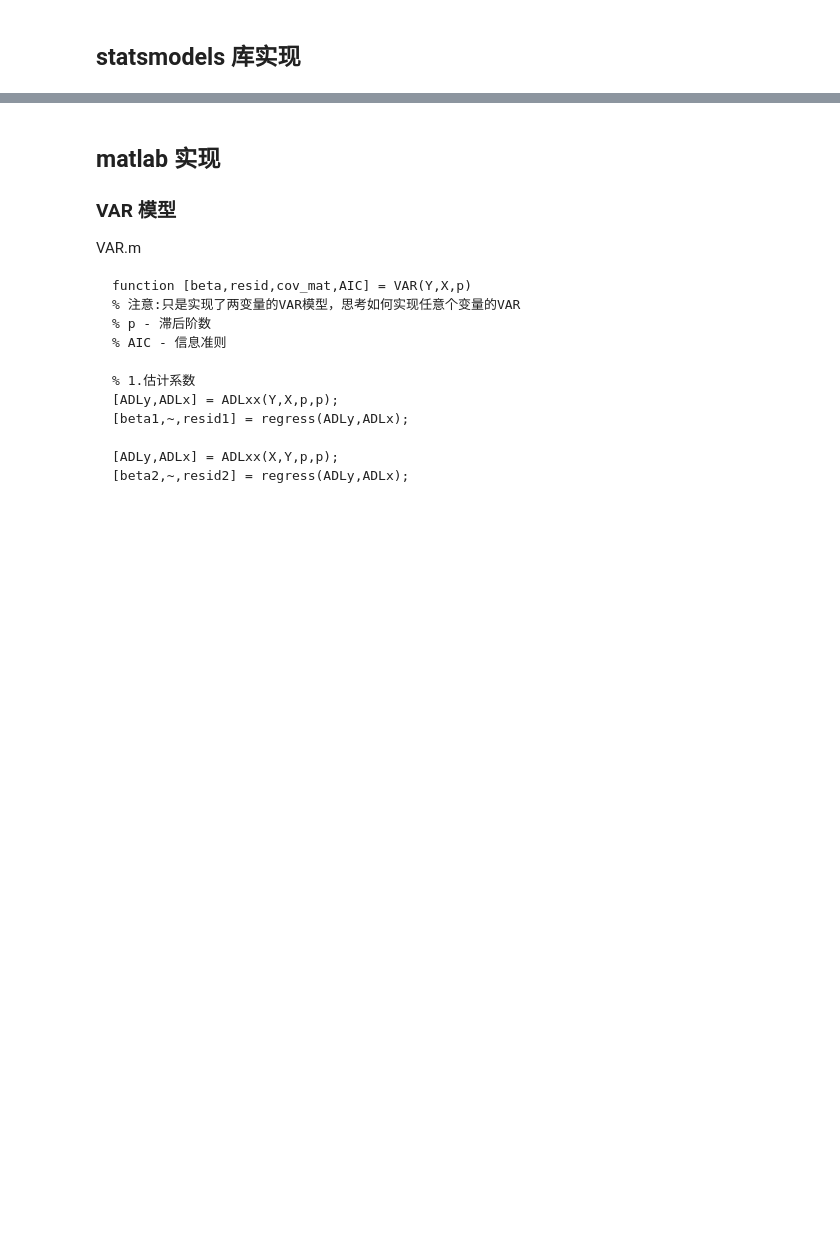
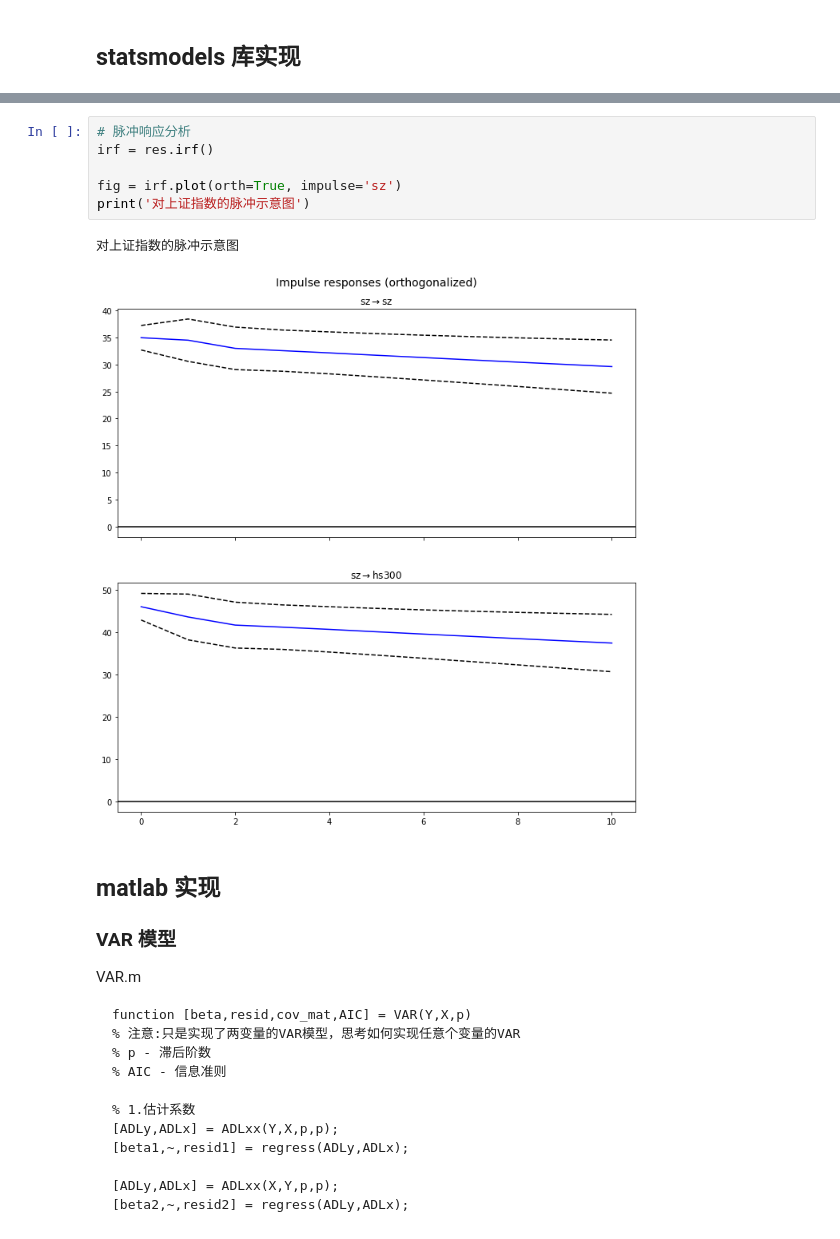
Before and after one commit to lei940324/econometrics, a Jupyter notebook: 金融时间序列/VAR模型.ipynb, the cells around one changed output, grey strips where cells are left out. Drawn from its saved outputs; the diff is of its cells as text; blank space fills up the shorter version.

```diff
--- a/金融时间序列/VAR模型.ipynb
+++ b/金融时间序列/VAR模型.ipynb
@@ -110,6 +209,15 @@ Correlation matrix of residuals
                sz     hs300
 sz       1.000000  0.973265
 hs300    0.973265  1.000000
+# %%
+# 脉冲响应分析
+irf = res.irf()
+
+fig = irf.plot(orth=True, impulse='sz')
+print('对上证指数的脉冲示意图')
+# %% [output]
+对上证指数的脉冲示意图
+[figure, added]
 # %% [markdown]
 ## matlab 实现
 
```
Also changed, not shown: parts of 4 cells of this notebook, 1 other file.
